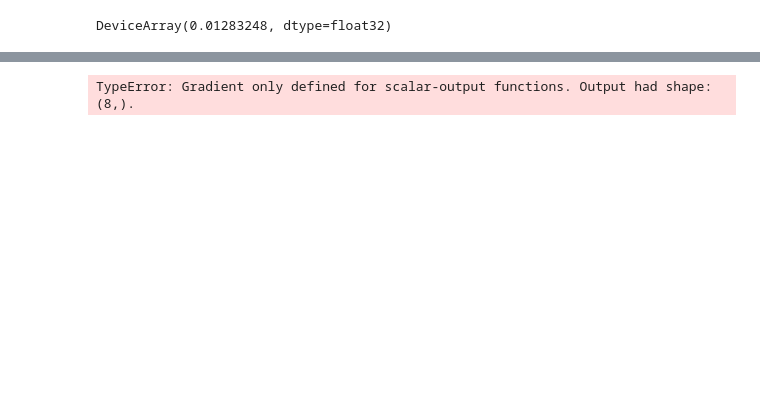
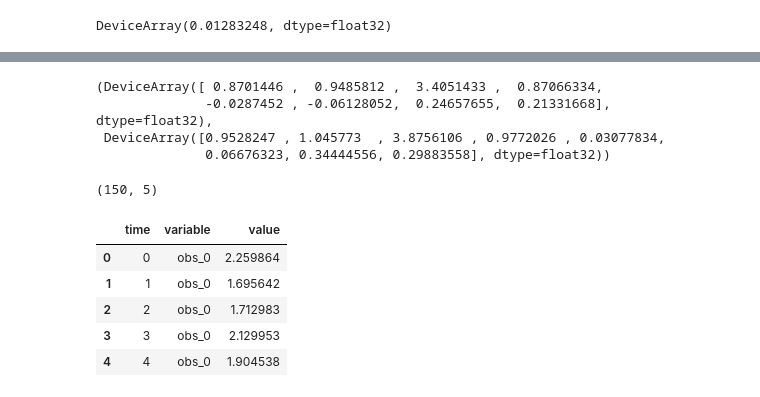
Before and after one commit to mlysy/pfjax, a Jupyter notebook: examples/lotvol.ipynb, the cells around one changed output, grey strips where cells are left out. Saved outputs shown, nothing was run; the diff lists cells and outputs as text; code cells hidden in the pictures; blank space fills up the shorter version.

```diff
--- a/examples/lotvol.ipynb
+++ b/examples/lotvol.ipynb
@@ -242,9 +243,77 @@ True params: [1.0, 1.0, 4.0, 1.0, 0.1, 0.1, 0.25, 0.25]
 # %%
 # hessian:
+key = random.PRNGKey(42)
+key, subkey = random.split(key)
 
-jax.grad(jax.grad(pfmvn.log_posterior))(params, key, n_particles=500,
-                                        y_meas=y_meas, model=lotvol_model, prior=prior)
+hessian = jax.jacfwd(jax.jacrev(pfmvn.log_posterior))
 
-# theta, key, n_particles, y_meas, model, prior
+hess = hessian(params, key, n_particles=500, y_meas=y_meas, model=lotvol_model, prior=prior)
+theta_hat = params
+var_hat = jnp.linalg.inv(hess)
-# %% [output]
-TypeError: Gradient only defined for scalar-output functions. Output had shape: (8,).
+# %%
+n_post_samples = 2000
+posterior_samples = random.multivariate_normal(key=key, mean=theta_hat, cov=-var_hat, shape=(n_post_samples, ))
+
+# find 95% credible intervals
+theta_U = jnp.quantile(posterior_samples, q=0.95, axis=0)
+theta_L = jnp.quantile(posterior_samples, q=0.05, axis=0)
+
+theta_L, theta_U
+
+theta_L = list(map(lambda x: max(x, 1e-5), theta_L)) # trickery to remove negative values from lower bound
+# %% [output]
+(DeviceArray([ 0.8701446 ,  0.9485812 ,  3.4051433 ,  0.87066334,
+              -0.0287452 , -0.06128052,  0.24657655,  0.21331668],            dtype=float32),
+ DeviceArray([0.9528247 , 1.045773  , 3.8756106 , 0.9772026 , 0.03077834,
+              0.06676323, 0.34444556, 0.29883558], dtype=float32))
+# %%
+# forward simulate data with lower confidence interval:
+x_init_L = lotvol_model.init_sample(y_init=jnp.log(jnp.array([5., 3.])),
+                                      theta=theta_L,
+                                      key=subkey)
+
+y_meas_L, x_state_L = simulate(lotvol_model,
+                               n_obs,
+                               x_init_L,
+                               theta_L,
+                               subkey)
+lower_bound = pd.DataFrame(y_meas_L)
+lower_bound.columns = ["obs_0", "obs_1"]
+lower_bound["latent_0"] = jnp.exp(jnp.squeeze(x_state_L)[:, 0])
+lower_bound["latent_1"] = jnp.exp(jnp.squeeze(x_state_L)[:, 1])
+lower_bound["time"] = lower_bound.index
+
+# forward simulate data with upper confidence interval:
+x_init_U = lotvol_model.init_sample(y_init=jnp.log(jnp.array([5., 3.])),
+                                    theta=theta_U,
+                                    key=subkey)
+
+y_meas_U, x_state_U = simulate(lotvol_model,
+                               n_obs,
+                               x_init_U,
+                               theta_U,
+                               subkey)
+upper_bound = pd.DataFrame(y_meas_U)
+upper_bound.columns = ["obs_0", "obs_1"]
+upper_bound["latent_0"] = jnp.exp(jnp.squeeze(x_state_U)[:, 0])
+upper_bound["latent_1"] = jnp.exp(jnp.squeeze(x_state_U)[:, 1])
+upper_bound["time"] = upper_bound.index
+
+# populate df with true data:
+true_data = pd.DataFrame(y_meas)
+true_data.columns = ["obs_0", "obs_1"]
+true_data["latent_0"] = jnp.exp(jnp.squeeze(x_state)[:, 0])
+true_data["latent_1"] = jnp.exp(jnp.squeeze(x_state)[:, 1])
+true_data["time"] = true_data.index
+# %%
+all_data = pd.concat([lower_bound, upper_bound, true_data]).reset_index(drop = True)
+all_data.shape
+pd.melt(all_data, id_vars="time").head()
+# %% [output]
+(150, 5)
+|  | time | variable | value |
+| 0 | 0 | obs_0 | 2.259864 |
+| 1 | 1 | obs_0 | 1.695642 |
+| 2 | 2 | obs_0 | 1.712983 |
+| 3 | 3 | obs_0 | 2.129953 |
+| 4 | 4 | obs_0 | 1.904538 |
```
Also changed, not shown: parts of 5 cells of this notebook.
